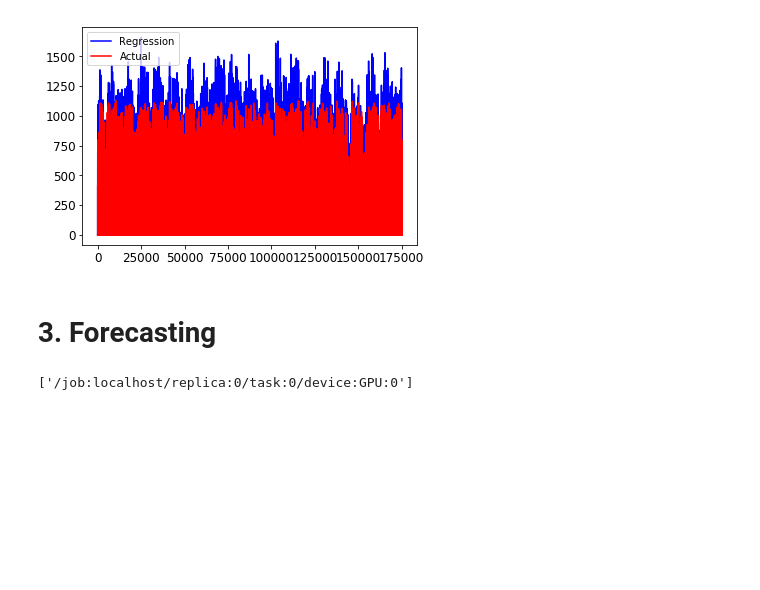
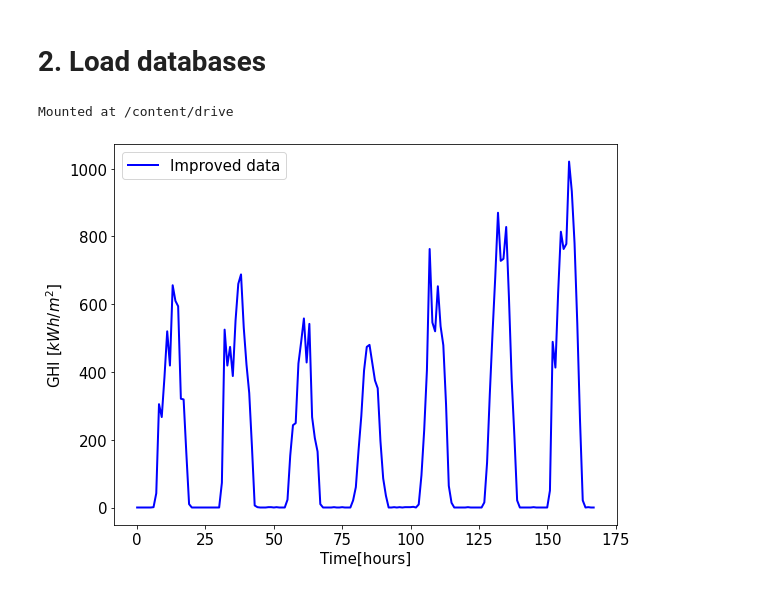
Before and after one commit to GabrielNM/Solar_irradiance_forecasting, a Jupyter notebook: Site_Adaptation_Forecasting_Models.ipynb, the cells around one changed output. Cells and saved outputs as stored; diff of their text form; code cells hidden in the pictures; blank space fills up the shorter version.

```diff
--- a/Site_Adaptation_Forecasting_Models.ipynb
+++ b/Site_Adaptation_Forecasting_Models.ipynb
@@ -61,16 +61,23 @@ GHI = y_reg.replace(y_reg[y_reg[0]<=0],0)
-# %%
-%matplotlib inline
-plt.plot(np.array(GHI),'b', label='Regression')
-plt.plot(est_1_prom['GHI'],'r', label='Actual')
-plt.legend()
-plt.show()
-# %% [output]
-[figure, removed]
-# %% [markdown]
-# 3. Forecasting
-# %%
-from keras import backend as K
-import keras
-K.tensorflow_backend._get_available_gpus()
-# %% [output]
-['/job:localhost/replica:0/task:0/device:GPU:0']
+# %% [markdown]
+<a name="cargar_datos"></a>
+# 2. Load databases
+# %%
+from google.colab import drive
+drive.mount('/content/drive')
+# %% [output]
+Mounted at /content/drive
+# %%
+GHI = pd.read_csv('/content/drive/MyDrive/Colab Notebooks/ML in PV systems/Forecasting/GHI_sa.csv')
+
+plt.figure()
+plt.rcParams['figure.figsize'] = (9, 7)
+plt.plot(GHI[0:24*7],'b', label='Improved data', linewidth=2)
+plt.legend(loc='best', fontsize=15)
+plt.xlabel("Time[hours]", fontsize=15)
+plt.xticks(size=15)
+plt.ylabel("GHI $[kWh/m^2]$", fontsize=15)
+plt.yticks(size=15)
+# plt.savefig('/figure.pdf', format='pdf', dpi=300)
+plt.show()
+# %% [output]
+[figure, added]
```
Also changed, not shown: parts of 131 cells of this notebook.
